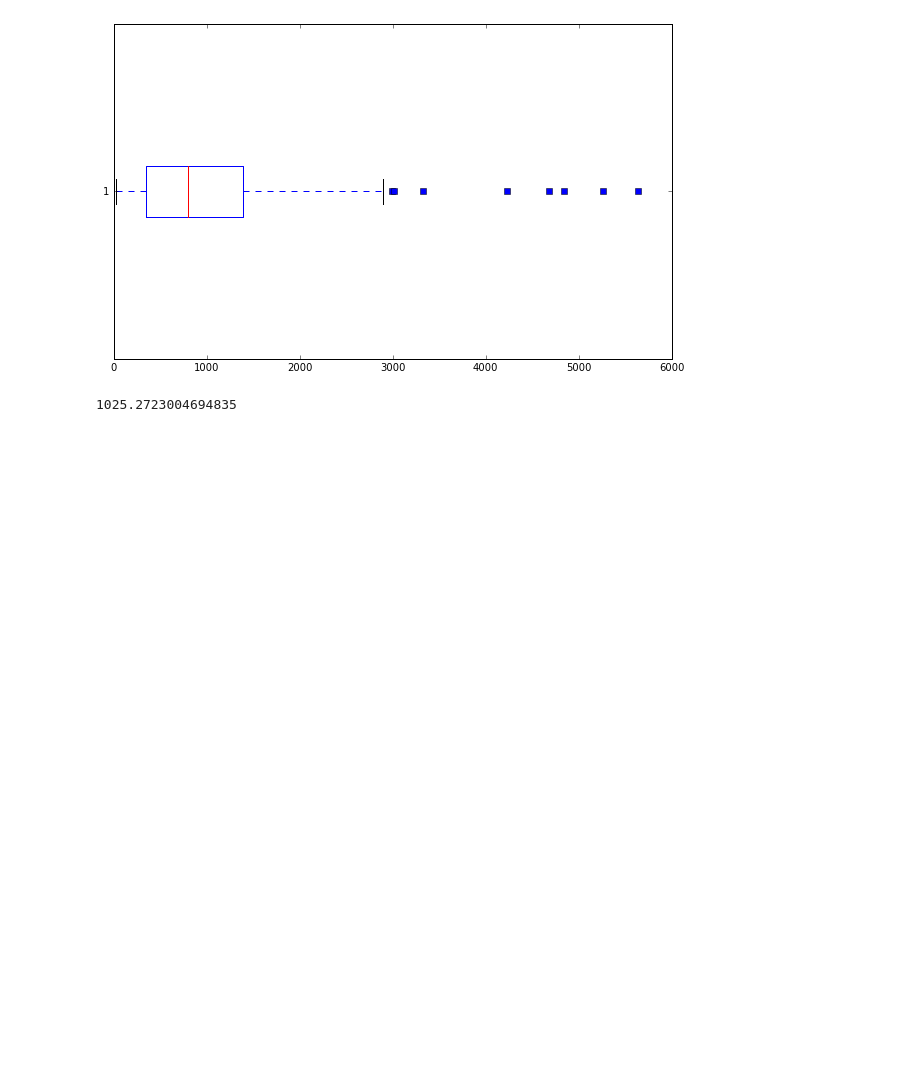
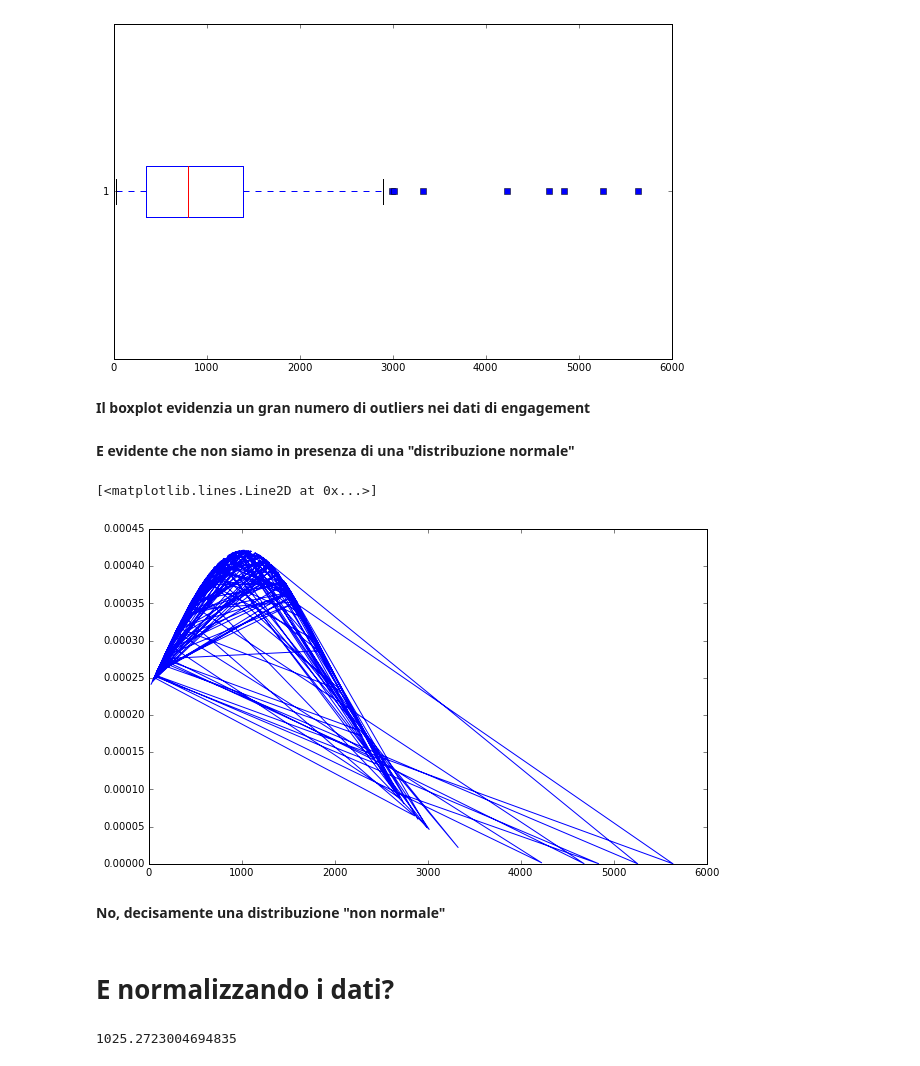
Before and after one commit to marcogoldin/data_science, a Jupyter notebook: mibact_facebook/MIBACT Facebook Fan Page - Post 17 feb - 17 maggio 2016.ipynb, the cells around one changed output. Cells and saved outputs as stored; diff of their text form; code cells hidden in the pictures; blank space fills up the shorter version.

```diff
--- a/mibact_facebook/MIBACT Facebook Fan Page - Post 17 feb - 17 maggio 2016.ipynb
+++ b/mibact_facebook/MIBACT Facebook Fan Page - Post 17 feb - 17 maggio 2016.ipynb
@@ -39,6 +42,23 @@ engage = mib_fb['engagement']
 engage_boxplt = plt.boxplot(engage, 0, 'rs', 0)
 # %% [output]
 [figure]
+# %% [markdown]
+**Il boxplot evidenzia un gran numero di outliers nei dati di engagement**
+# %% [markdown]
+**E evidente che non siamo in presenza di una "distribuzione normale"**
+# %%
+#Proviamo a rappresentare una gaussiana con i dati di engagement
+mib_fb_media = np.mean(engage)
+mib_fb_std = np.std(engage)
+pdf = stats.norm.pdf(engage, mib_fb_media, mib_fb_std)
+plt.plot(engage, pdf)
+# %% [output]
+[<matplotlib.lines.Line2D at 0x...>]
+[figure, added]
+# %% [markdown]
+**No, decisamente una distribuzione "non normale"**
+# %% [markdown]
+# E normalizzando i dati?
 # %%
 engage.mean()
 # %% [output]
```
Also changed, not shown: parts of 2 cells of this notebook.
